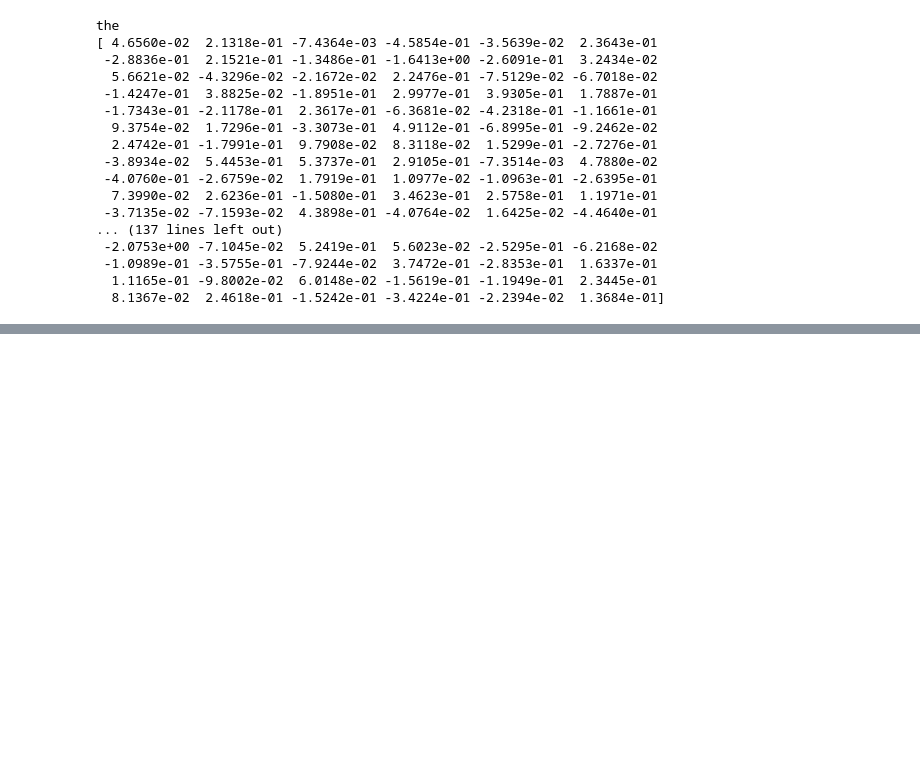
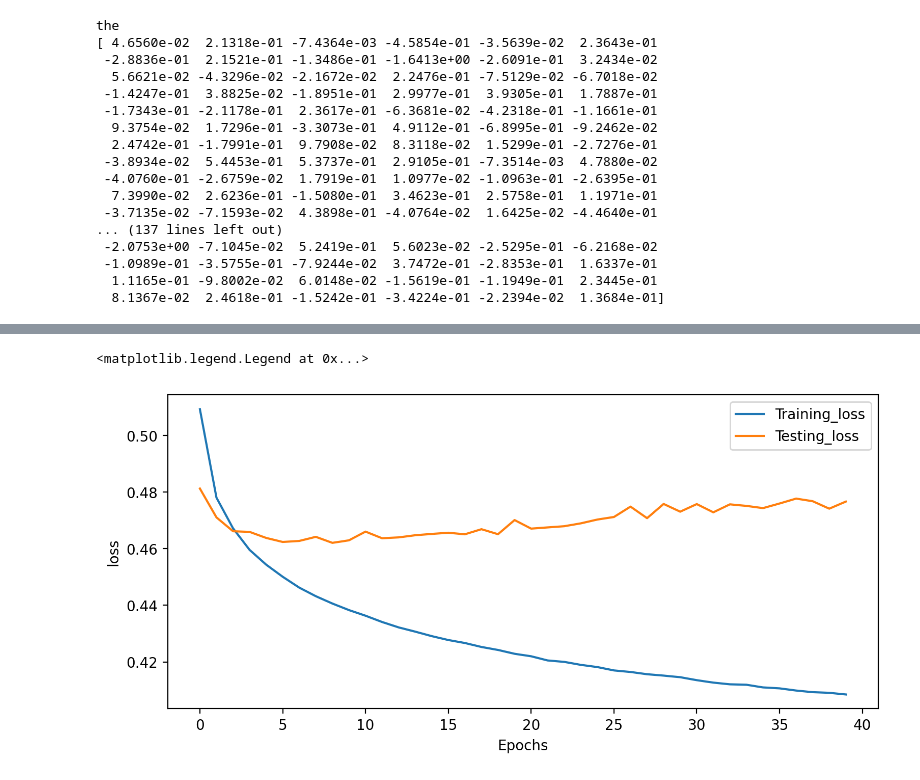
Before and after one commit to Funmilayo-Aina/Natural-Language-Processing, a Jupyter notebook: twitter-analysis.ipynb, the cells around one changed output, grey strips where cells are left out. Drawn from its saved outputs; the diff is of its cells as text; code cells hidden in the pictures; blank space fills up the shorter version.

```diff
--- a/twitter-analysis.ipynb
+++ b/twitter-analysis.ipynb
@@ -312,0 +405,13 @@ embedding_layer = Embedding(vocab_size,
+# %%
+train_loss = history.history['loss']
+val_loss   = history.history['val_loss']
+
+plt.figure(figsize = (9,4), dpi = 200)
+plt.plot(train_loss, label = 'Training_loss')
+plt.plot(val_loss, label = 'Testing_loss')
+plt.xlabel('Epochs')
+plt.ylabel('loss')
+plt.legend()
+# %% [output]
+<matplotlib.legend.Legend at 0x...>
+[figure, added]
```
Also changed, not shown: parts of 15 cells of this notebook.
